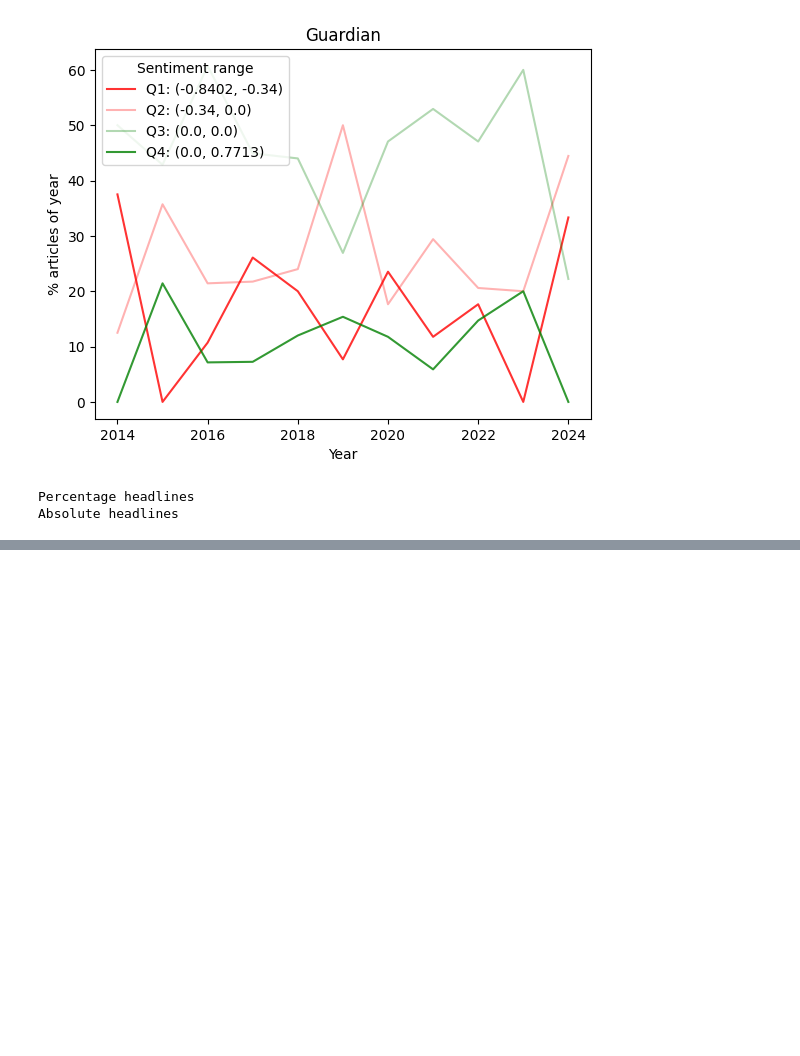
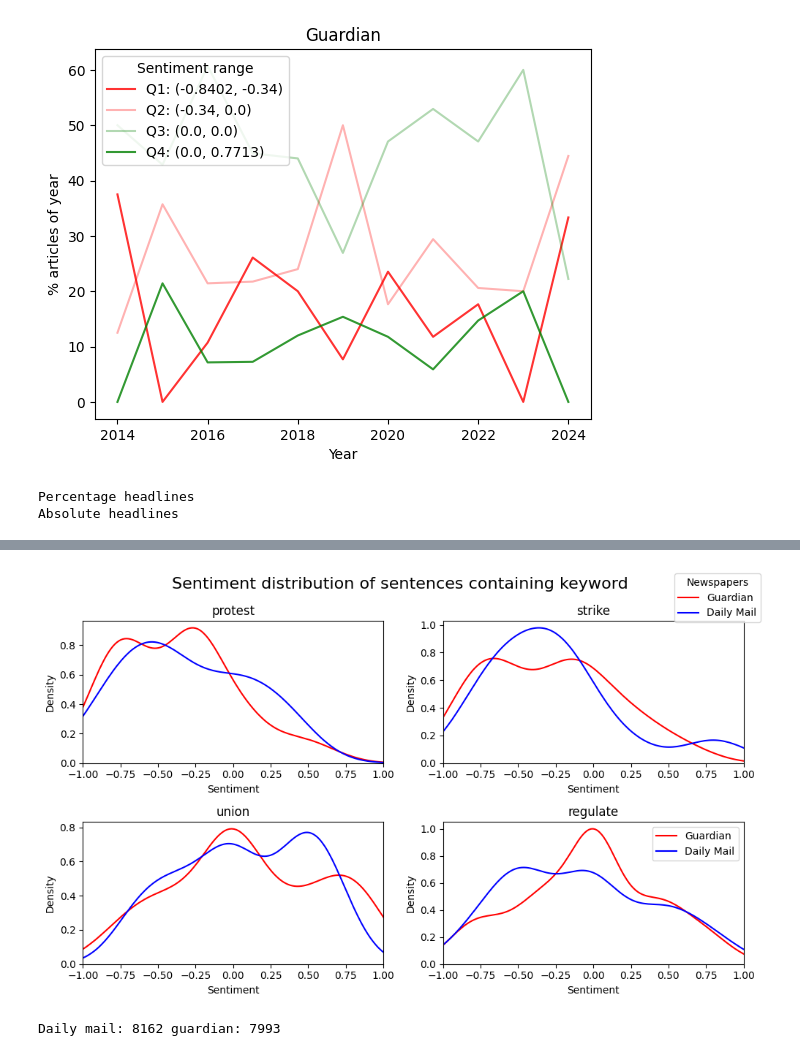
Before and after one commit to dmh21za/compmeth, a Jupyter notebook: analysis.ipynb, the cells around one changed output, grey strips where cells are left out. Saved outputs shown, nothing was run; the diff lists cells and outputs as text; code cells hidden in the pictures; blank space fills up the shorter version.

```diff
--- a/analysis.ipynb
+++ b/analysis.ipynb
@@ -1028,0 +981,40 @@ print("Expected frequencies:\n", expected)
+# %%
+
+# create plot
+fig, axes = plt.subplots(2, 2, figsize=(10, 6))
+# create sentiment kde
+counter = 0
+for k in ['protest', 'strike', 'union', 'regulate']:
+  if df_sent[k].any():
+    ax = axes[counter // 2, counter % 2]
+    sns.kdeplot(data=df_sent[df_sent[k] == True], x="sentiment", hue='paper', fill=False, common_norm=False, ax=ax, palette={'guardian': 'red', 'dailymail': 'blue'})
+    #sns.kdeplot(data=df_sent, x="sentiment", hue='paper', fill=True, common_norm=False, alpha = 0.1)
+    ax.set_title(k)
+    ax.set_xlim(-1, 1)
+    # make graphs small size
+    ax.set_xlabel('Sentiment')
+    ax.set_ylabel('Density')
+    #hide legend
+    ax.get_legend().remove()
+    counter += 1
+
+fig.suptitle("Sentiment distribution of sentences containing keyword", fontsize=16)
+fig.legend(title="Newspapers", labels=['Guardian', 'Daily Mail'], loc='upper right', bbox_to_anchor=(1, 1))
+plt.tight_layout()
+plt.legend(['Guardian', 'Daily Mail'])
+plt.show()
+
+# add keywords as labels
+#plt.legend(labels=keyword_regexes.keys())
+# print how many sentences are daily mail and how many are guardian
+print("Daily mail: " + str(len(body_dm)) + " guardian: " + str(len(body_g)))
+
+# conclude here that sentiment analysis doesn't tell us much
+# e.g., we expect both papers to portray strikes badly
+# the difference is that guardian might focus more on worker-oriented stuff whereas
+# daily mail will look more at delays (consumer-facing issues)
+
+#df_sent.sample(10)
+# %% [output]
+[figure, added]
+Daily mail: 8162 guardian: 7993
```
Also changed, not shown: parts of 19 cells of this notebook.
